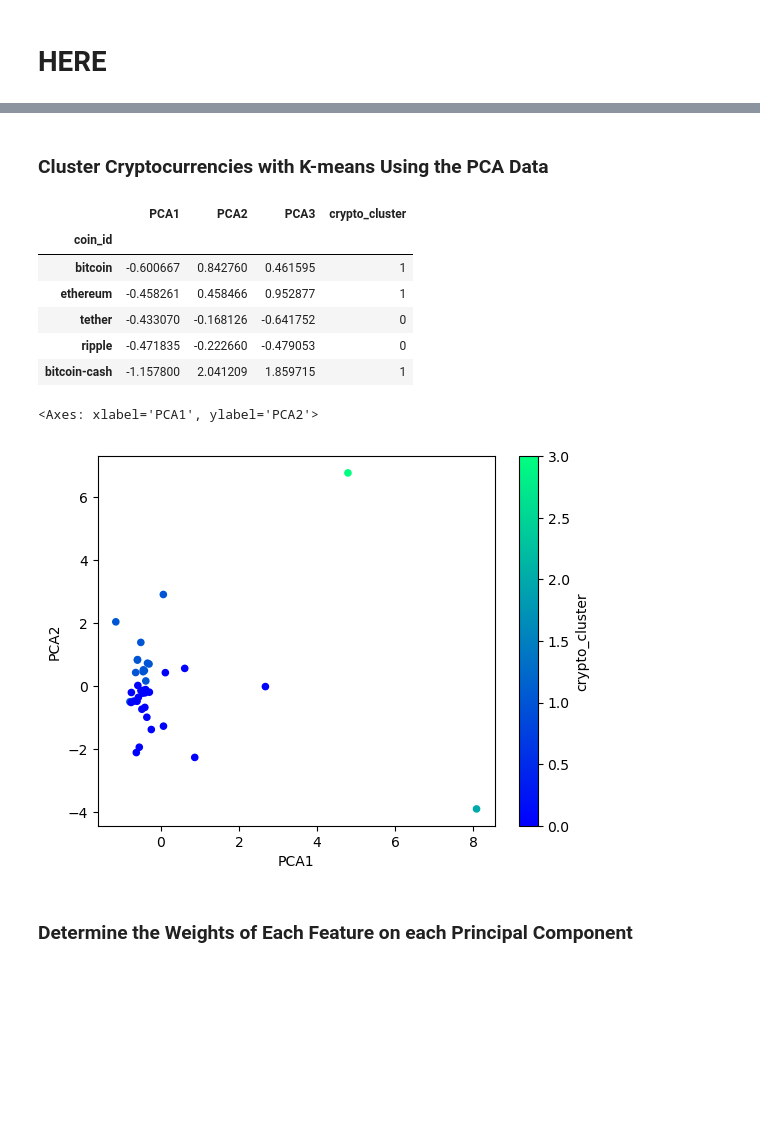
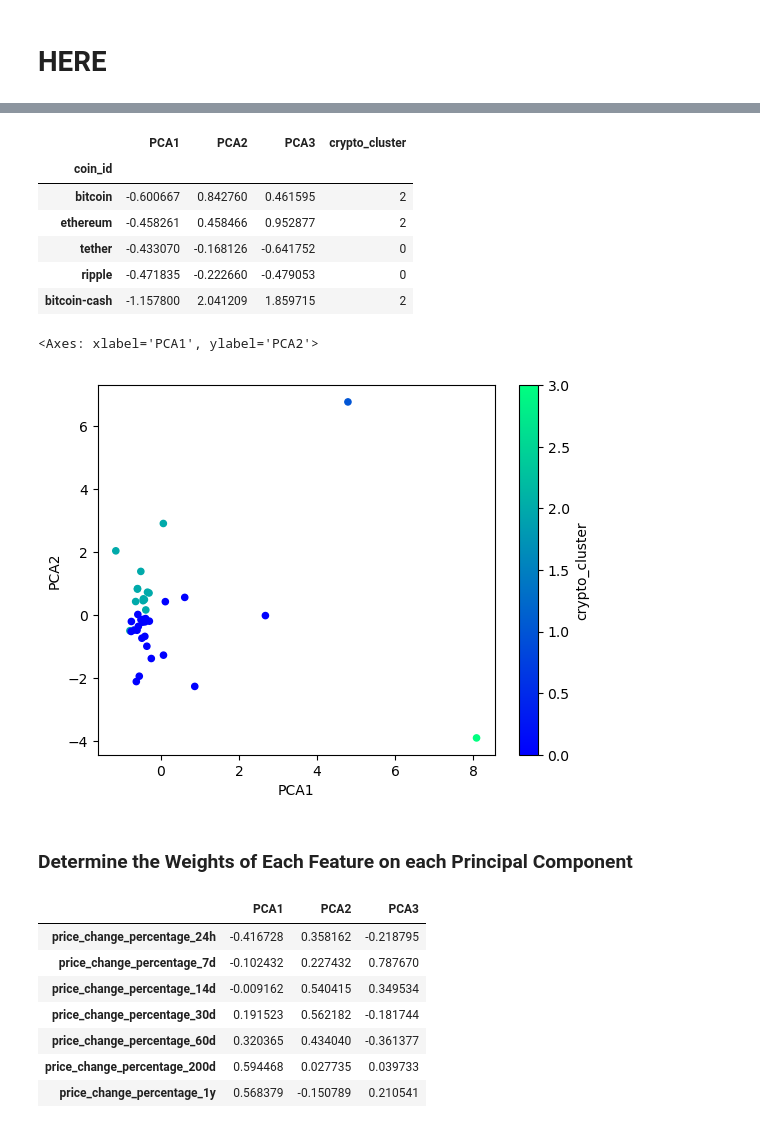
Before and after one commit to azcafriz13/CryptoClustering, a Jupyter notebook: Crypto_Clustering.ipynb, the cells around one changed output, grey strips where cells are left out. Saved outputs shown, nothing was run; the diff lists cells and outputs as text; code cells hidden in the pictures; blank space fills up the shorter version.

```diff
--- a/Crypto_Clustering.ipynb
+++ b/Crypto_Clustering.ipynb
@@ -300,0 +380,6 @@ array([0.3719856 , 0.34700813, 0.17603793])
+# %%
+# Initialize the K-Means model using the best value for k
+model = KMeans(n_clusters=4, n_init='auto', random_state=1)
+# %%
+# Fit the K-Means model using the PCA data
+model.fit(df_market_data_pca)
@@ -300,0 +388,6 @@ array([0.3719856 , 0.34700813, 0.17603793])
+# %%
+# Predict the clusters to group the cryptocurrencies using the PCA data
+crypto_clusters = model.predict(df_market_data_pca)
+
+# Print the resulting array of cluster values.
+crypto_clusters
@@ -379,2 +398,0 @@ array([0.3719856 , 0.34700813, 0.17603793])
-# %% [markdown]
-### Cluster Cryptocurrencies with K-means Using the PCA Data
@@ -390,28 +399,45 @@ array([0.3719856 , 0.34700813, 0.17603793])
 # %%
 # Create a copy of the DataFrame with the PCA data
-
+df_market_data_pca_predictions = df_market_data_pca.copy()
 
 # Add a new column to the DataFrame with the predicted clusters
-
+df_market_data_pca_predictions["crypto_cluster"] = crypto_clusters
 
 # Display sample data
+df_market_data_pca_predictions.head()
 # %% [output]
 |  | PCA1 | PCA2 | PCA3 | crypto_cluster |
 | coin_id |  |  |  |  |
-| bitcoin | -0.600667 | 0.842760 | 0.461595 | 1 |
-| ethereum | -0.458261 | 0.458466 | 0.952877 | 1 |
+| bitcoin | -0.600667 | 0.842760 | 0.461595 | 2 |
+| ethereum | -0.458261 | 0.458466 | 0.952877 | 2 |
 | tether | -0.433070 | -0.168126 | -0.641752 | 0 |
 | ripple | -0.471835 | -0.222660 | -0.479053 | 0 |
-| bitcoin-cash | -1.157800 | 2.041209 | 1.859715 | 1 |
+| bitcoin-cash | -1.157800 | 2.041209 | 1.859715 | 2 |
 # %%
 # Create a scatter plot using hvPlot by setting `x="PCA1"` and `y="PCA2"`.
+df_market_data_pca_predictions.plot.scatter(
+    x="PCA1",
+    y="PCA2",
+    c="crypto_cluster",
+    colormap='winter')
 # %% [output]
 <Axes: xlabel='PCA1', ylabel='PCA2'>
-[figure, old version]
+[figure, new version]
 # %% [markdown]
 ### Determine the Weights of Each Feature on each Principal Component
 # %%
 # Use the columns from the original scaled DataFrame as the index.
+pca_component_weights = pd.DataFrame(pca.components_.T, columns=['PCA1', 'PCA2', 'PCA3'], index=df_market_data_scaled.columns)
+pca_component_weights
+# %% [output]
+|  | PCA1 | PCA2 | PCA3 |
+| price_change_percentage_24h | -0.416728 | 0.358162 | -0.218795 |
+| price_change_percentage_7d | -0.102432 | 0.227432 | 0.787670 |
+| price_change_percentage_14d | -0.009162 | 0.540415 | 0.349534 |
+| price_change_percentage_30d | 0.191523 | 0.562182 | -0.181744 |
+| price_change_percentage_60d | 0.320365 | 0.434040 | -0.361377 |
+| price_change_percentage_200d | 0.594468 | 0.027735 | 0.039733 |
+| price_change_percentage_1y | 0.568379 | -0.150789 | 0.210541 |
 # %% [markdown]
 #### Answer the following question:
 
```
Also changed, not shown: parts of 22 cells of this notebook.
